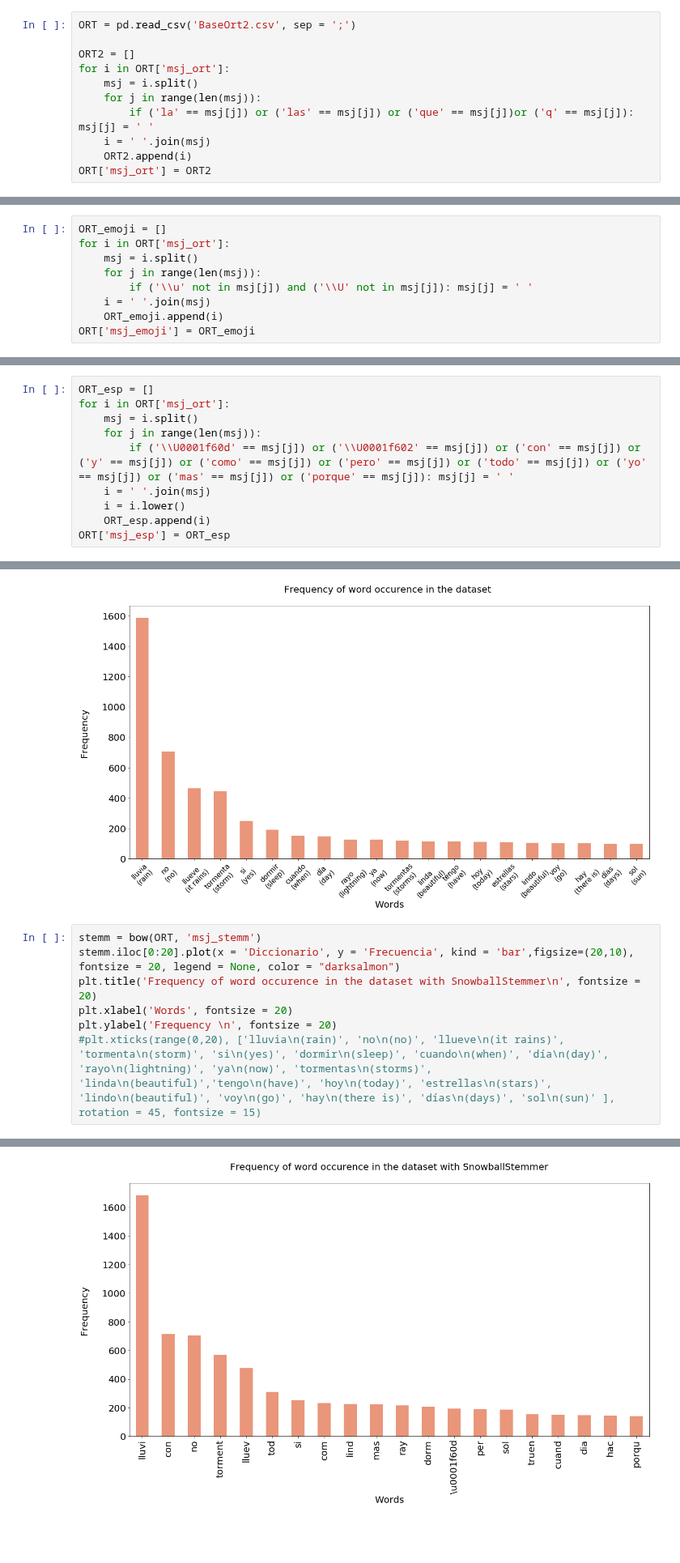
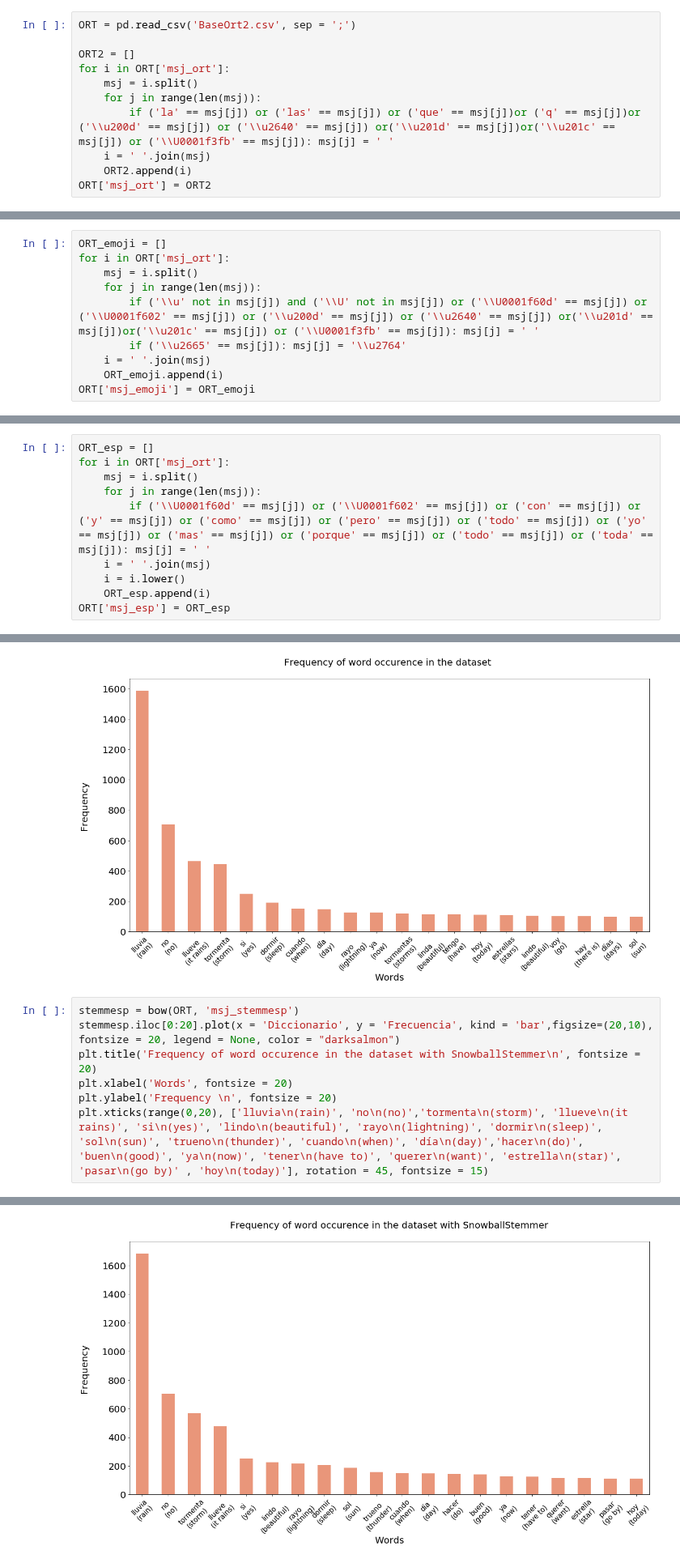
Before and after one commit to agemperador/RELAMPAGO_poster, a Jupyter notebook: GEN_DATASET/tweet_analysis.ipynb, the cells around one changed output, grey strips where cells are left out. Shown at 81% size. Drawn from its saved outputs; the diff is of its cells as text; blank space fills up the shorter version.

```diff
--- a/GEN_DATASET/tweet_analysis.ipynb
+++ b/GEN_DATASET/tweet_analysis.ipynb
@@ -49,7 +51,7 @@ ORT2 = []
 for i in ORT['msj_ort']:
     msj = i.split()
     for j in range(len(msj)):
-        if ('la' == msj[j]) or ('las' == msj[j]) or ('que' == msj[j])or ('q' == msj[j]): msj[j] = ' '
+        if ('la' == msj[j]) or ('las' == msj[j]) or ('que' == msj[j])or ('q' == msj[j])or ('\\u200d' == msj[j]) or ('\\u2640' == msj[j]) or('\\u201d' == msj[j])or('\\u201c' == msj[j]) or ('\\U0001f3fb' == msj[j]): msj[j] = ' '
     i = ' '.join(msj)
     ORT2.append(i)
 ORT['msj_ort'] = ORT2
@@ -96,7 +98,8 @@ ORT_emoji = []
 for i in ORT['msj_ort']:
     msj = i.split()
     for j in range(len(msj)):
-        if ('\\u' not in msj[j]) and ('\\U' not in msj[j]): msj[j] = ' '
+        if ('\\u' not in msj[j]) and ('\\U' not in msj[j]) or ('\\U0001f60d' == msj[j]) or ('\\U0001f602' == msj[j]) or ('\\u200d' == msj[j]) or ('\\u2640' == msj[j]) or('\\u201d' == msj[j])or('\\u201c' == msj[j]) or ('\\U0001f3fb' == msj[j]): msj[j] = ' '
+        if ('\\u2665' == msj[j]): msj[j] = '\\u2764'
     i = ' '.join(msj)
     ORT_emoji.append(i)
 ORT['msj_emoji'] = ORT_emoji
@@ -107,7 +110,7 @@ ORT_esp = []
 for i in ORT['msj_ort']:
     msj = i.split()
     for j in range(len(msj)):
-        if ('\\U0001f60d' == msj[j]) or ('\\U0001f602' == msj[j]) or ('con' == msj[j]) or ('y' == msj[j]) or ('como' == msj[j]) or ('pero' == msj[j]) or ('todo' == msj[j]) or ('yo' == msj[j]) or ('mas' == msj[j]) or ('porque' == msj[j]): msj[j] = ' '
+        if ('\\U0001f60d' == msj[j]) or ('\\U0001f602' == msj[j]) or ('con' == msj[j]) or ('y' == msj[j]) or ('como' == msj[j]) or ('pero' == msj[j]) or ('todo' == msj[j]) or ('yo' == msj[j]) or ('mas' == msj[j]) or ('porque' == msj[j]) or ('todo' == msj[j]) or ('toda' == msj[j]): msj[j] = ' '
     i = ' '.join(msj)
     i = i.lower()
     ORT_esp.append(i)
@@ -200,10 +233,10 @@ plt.xticks(range(0,20), ['lluvia\n(rain)', 'no\n(no)', 'llueve\n(it rains)', 'to
  <a list of 20 Text xticklabel objects>)
 [figure]
 # %%
-stemm = bow(ORT, 'msj_stemm')
-stemm.iloc[0:20].plot(x = 'Diccionario', y = 'Frecuencia', kind = 'bar',figsize=(20,10), fontsize = 20, legend = None, color = "darksalmon")
+stemmesp = bow(ORT, 'msj_stemmesp')
+stemmesp.iloc[0:20].plot(x = 'Diccionario', y = 'Frecuencia', kind = 'bar',figsize=(20,10), fontsize = 20, legend = None, color = "darksalmon")
 plt.title('Frequency of word occurence in the dataset with SnowballStemmer\n', fontsize = 20)
 plt.xlabel('Words', fontsize = 20)
 plt.ylabel('Frequency \n', fontsize = 20)
-#plt.xticks(range(0,20), ['lluvia\n(rain)', 'no\n(no)', 'llueve\n(it rains)', 'tormenta\n(storm)', 'si\n(yes)', 'dormir\n(sleep)', 'cuando\n(when)', 'día\n(day)', 'rayo\n(lightning)', 'ya\n(now)', 'tormentas\n(storms)', 'linda\n(beautiful)','tengo\n(have)', 'hoy\n(today)', 'estrellas\n(stars)', 'lindo\n(beautiful)', 'voy\n(go)', 'hay\n(there is)', 'días\n(days)', 'sol\n(sun)' ], rotation = 45, fontsize = 15)
+plt.xticks(range(0,20), ['lluvia\n(rain)', 'no\n(no)','tormenta\n(storm)', 'llueve\n(it rains)', 'si\n(yes)', 'lindo\n(beautiful)', 'rayo\n(lightning)', 'dormir\n(sleep)', 'sol\n(sun)', 'trueno\n(thunder)', 'cuando\n(when)', 'día\n(day)','hacer\n(do)', 'buen\n(good)', 'ya\n(now)', 'tener\n(have to)', 'querer\n(want)', 'estrella\n(star)', 'pasar\n(go by)' , 'hoy\n(today)'], rotation = 45, fontsize = 15)
 # %% [output]
@@ -211 +260 @@ Text(0,0.5,'Frequency \n')
-[figure, old version]
+[figure, new version]
```
Also changed, not shown: parts of 18 cells of this notebook, 11 other files.
